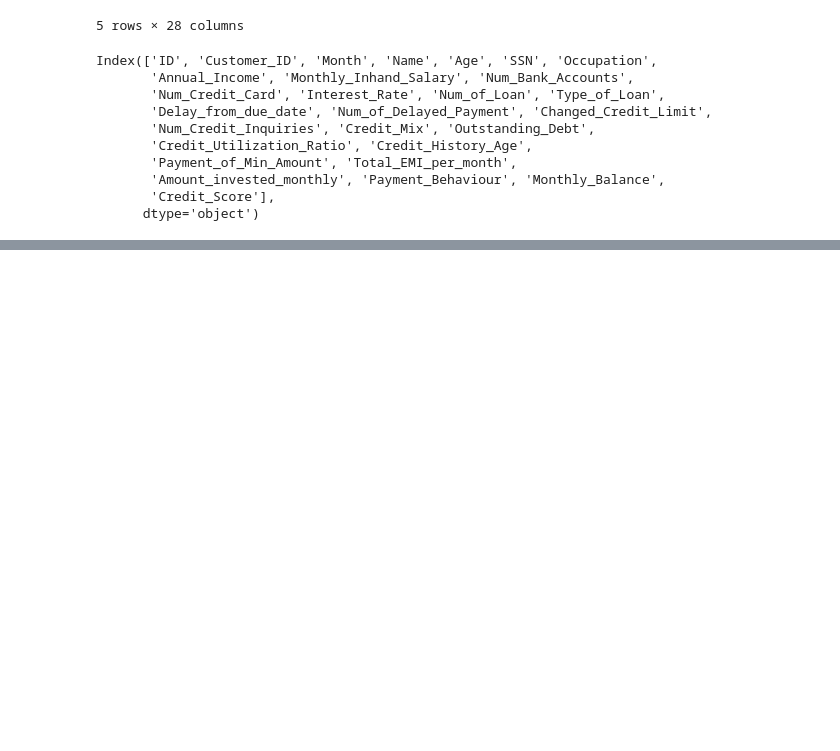
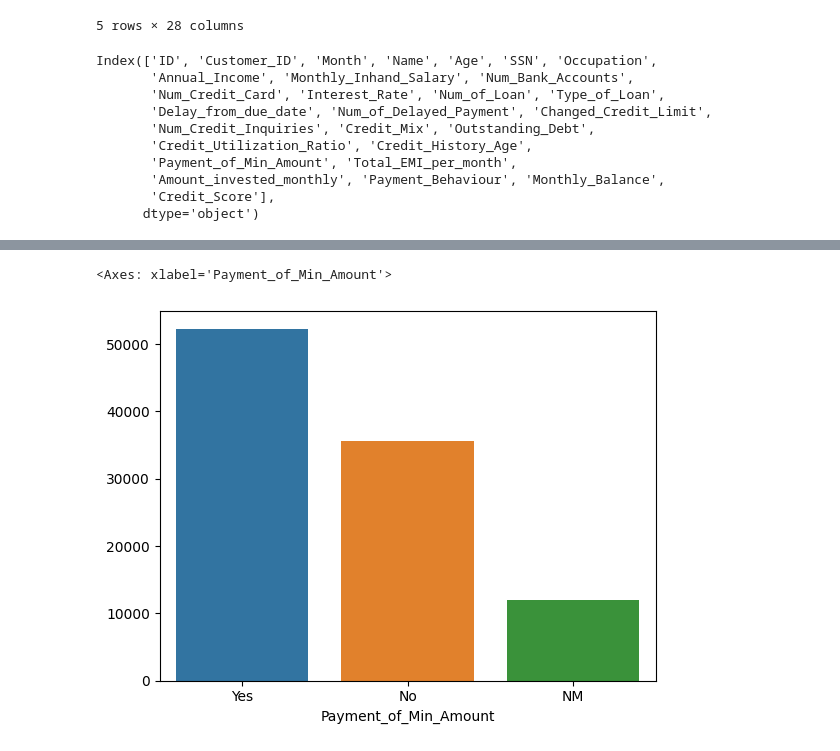
Before and after one commit to lilfakeS/MBAN6110Final, a Jupyter notebook: final_credit.ipynb, the cells around one changed output, grey strips where cells are left out. Cells and saved outputs as stored; diff of their text form; code cells hidden in the pictures; blank space fills up the shorter version.

```diff
--- a/final_credit.ipynb
+++ b/final_credit.ipynb
@@ -84,0 +286,7 @@ TypeError: 'NoneType' object is not subscriptable
+# %%
+# distribuion of Payment_of_Min_Amount
+min_payment_counts = df['Payment_of_Min_Amount'].value_counts()
+sns.barplot(x=min_payment_counts.index, y=min_payment_counts.values)
+# %% [output]
+<Axes: xlabel='Payment_of_Min_Amount'>
+[figure, added]
```
Also changed, not shown: parts of 52 cells of this notebook.
